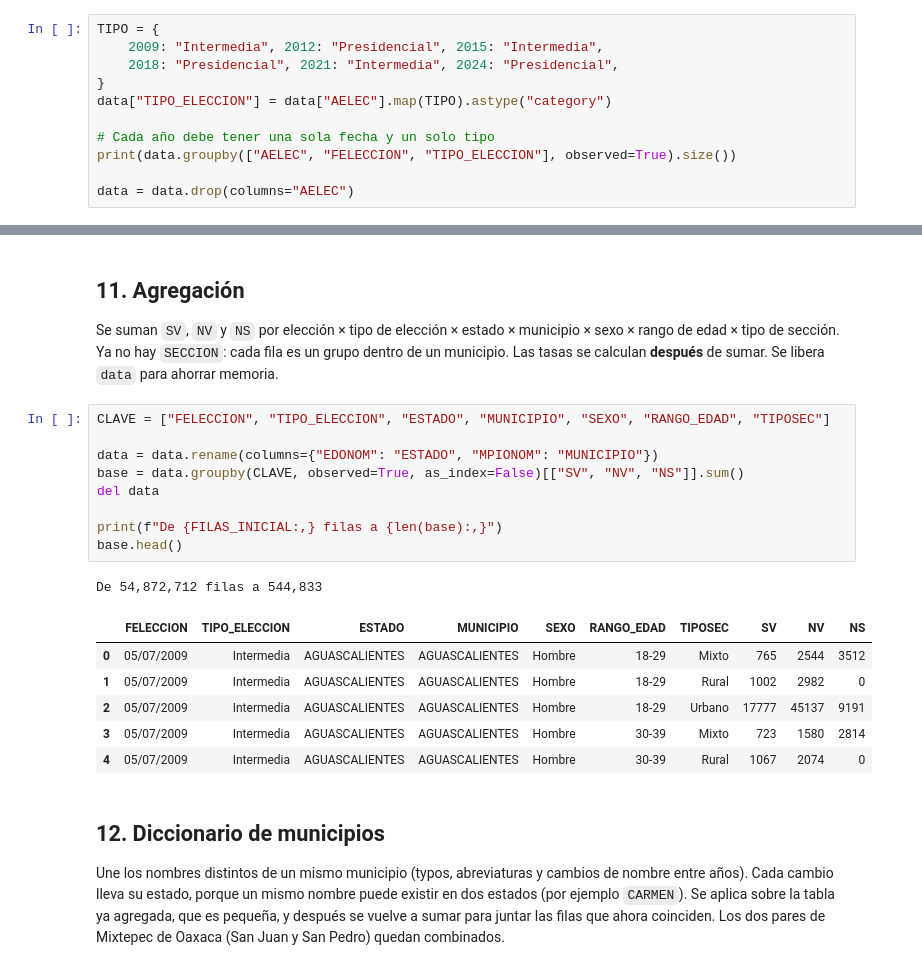
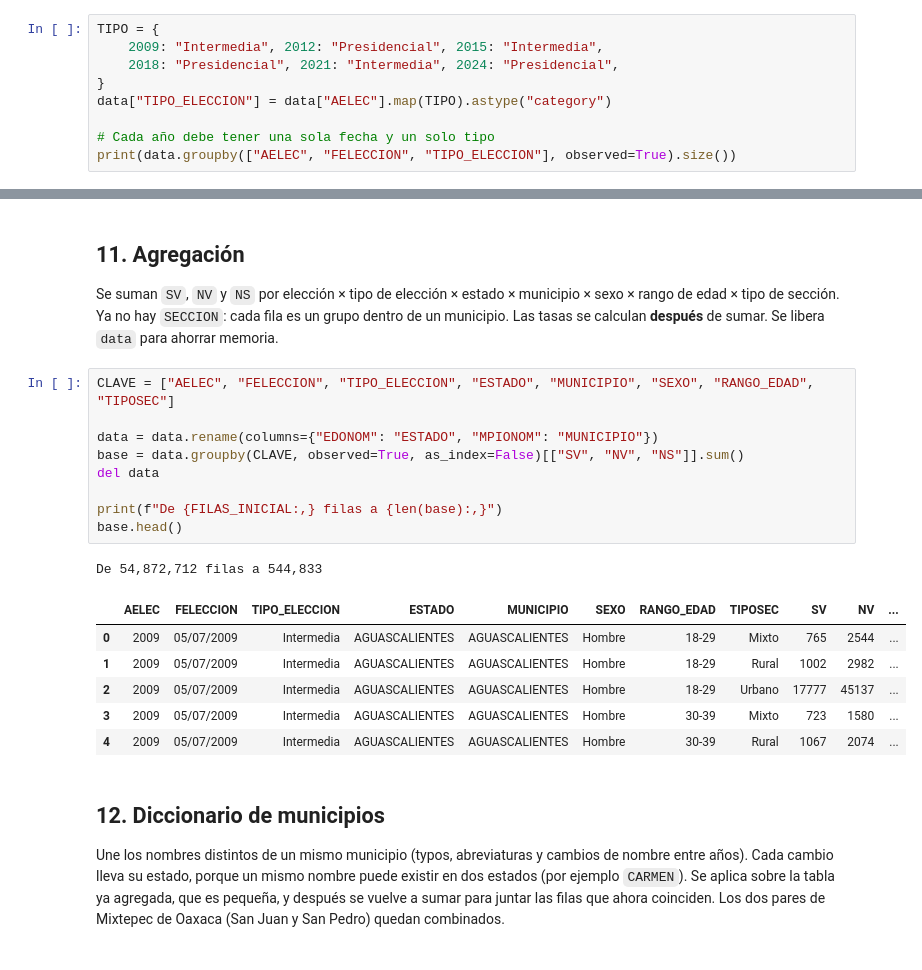
Before and after one commit to CamilaVCampos/hackathon-ine-prediccion-abstencion, a Jupyter notebook: notebooks/limpieza/limpieza.ipynb, the cells around one changed output, grey strips where cells are left out. Cells and saved outputs as stored; diff of their text form.

```diff
--- a/notebooks/limpieza/limpieza.ipynb
+++ b/notebooks/limpieza/limpieza.ipynb
@@ -151,8 +151,6 @@ data["TIPO_ELECCION"] = data["AELEC"].map(TIPO).astype("category")
 
 # Cada año debe tener una sola fecha y un solo tipo
 print(data.groupby(["AELEC", "FELECCION", "TIPO_ELECCION"], observed=True).size())
-
-data = data.drop(columns="AELEC")
 # %% [output]
 AELEC  FELECCION   TIPO_ELECCION
 2009   05/07/2009  Intermedia       8706684
@@ -204,22 +211,22 @@ Nombres de municipio distintos: 2364
 ## 11. Agregación
 Se suman `SV`, `NV` y `NS` por elección × tipo de elección × estado × municipio × sexo × rango de edad × tipo de sección. Ya no hay `SECCION`: cada fila es un grupo dentro de un municipio. Las tasas se calculan **después** de sumar. Se libera `data` para ahorrar memoria.
 # %%
-CLAVE = ["FELECCION", "TIPO_ELECCION", "ESTADO", "MUNICIPIO", "SEXO", "RANGO_EDAD", "TIPOSEC"]
+CLAVE = ["AELEC", "FELECCION", "TIPO_ELECCION", "ESTADO", "MUNICIPIO", "SEXO", "RANGO_EDAD", "TIPOSEC"]
 
 data = data.rename(columns={"EDONOM": "ESTADO", "MPIONOM": "MUNICIPIO"})
 base = data.groupby(CLAVE, observed=True, as_index=False)[["SV", "NV", "NS"]].sum()
 del data
 
 print(f"De {FILAS_INICIAL:,} filas a {len(base):,}")
 base.head()
 # %% [output]
 De 54,872,712 filas a 544,833
-|  | FELECCION | TIPO_ELECCION | ESTADO | MUNICIPIO | SEXO | RANGO_EDAD | TIPOSEC | SV | NV | NS |
-| 0 | 05/07/2009 | Intermedia | AGUASCALIENTES | AGUASCALIENTES | Hombre | 18-29 | Mixto | 765 | 2544 | 3512 |
-| 1 | 05/07/2009 | Intermedia | AGUASCALIENTES | AGUASCALIENTES | Hombre | 18-29 | Rural | 1002 | 2982 | 0 |
-| 2 | 05/07/2009 | Intermedia | AGUASCALIENTES | AGUASCALIENTES | Hombre | 18-29 | Urbano | 17777 | 45137 | 9191 |
-| 3 | 05/07/2009 | Intermedia | AGUASCALIENTES | AGUASCALIENTES | Hombre | 30-39 | Mixto | 723 | 1580 | 2814 |
-| 4 | 05/07/2009 | Intermedia | AGUASCALIENTES | AGUASCALIENTES | Hombre | 30-39 | Rural | 1067 | 2074 | 0 |
+|  | AELEC | FELECCION | TIPO_ELECCION | ESTADO | MUNICIPIO | SEXO | RANGO_EDAD | TIPOSEC | SV | NV | ... |
+| 0 | 2009 | 05/07/2009 | Intermedia | AGUASCALIENTES | AGUASCALIENTES | Hombre | 18-29 | Mixto | 765 | 2544 | ... |
+| 1 | 2009 | 05/07/2009 | Intermedia | AGUASCALIENTES | AGUASCALIENTES | Hombre | 18-29 | Rural | 1002 | 2982 | ... |
+| 2 | 2009 | 05/07/2009 | Intermedia | AGUASCALIENTES | AGUASCALIENTES | Hombre | 18-29 | Urbano | 17777 | 45137 | ... |
+| 3 | 2009 | 05/07/2009 | Intermedia | AGUASCALIENTES | AGUASCALIENTES | Hombre | 30-39 | Mixto | 723 | 1580 | ... |
+| 4 | 2009 | 05/07/2009 | Intermedia | AGUASCALIENTES | AGUASCALIENTES | Hombre | 30-39 | Rural | 1067 | 2074 | ... |
 # %% [markdown]
 ## 12. Diccionario de municipios
 Une los nombres distintos de un mismo municipio (typos, abreviaturas y cambios de nombre entre años). Cada cambio lleva su estado, porque un mismo nombre puede existir en dos estados (por ejemplo `CARMEN`). Se aplica sobre la tabla ya agregada, que es pequeña, y después se vuelve a sumar para juntar las filas que ahora coinciden. Los dos pares de Mixtepec de Oaxaca (San Juan y San Pedro) quedan combinados.
```
Also changed, not shown: parts of 8 cells of this notebook, 12 other files.
